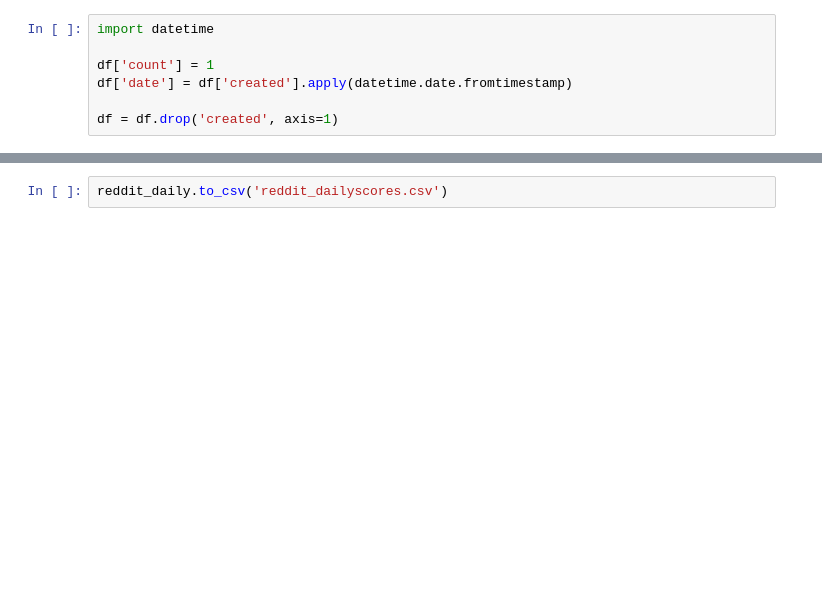
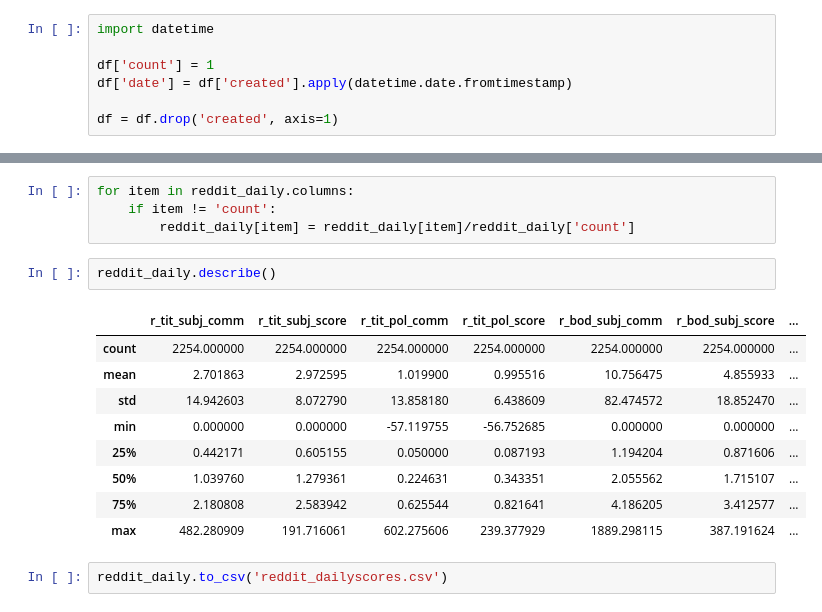
Before and after one commit to cocoluk/AMLI_FinalProject, a Jupyter notebook: aggregate_reddit_daily.ipynb, the cells around one changed output, grey strips where cells are left out. Saved outputs shown, nothing was run; the diff lists cells and outputs as text; blank space fills up the shorter version.

```diff
--- a/aggregate_reddit_daily.ipynb
+++ b/aggregate_reddit_daily.ipynb
@@ -67,2 +76,18 @@ reddit_daily
+# %%
+for item in reddit_daily.columns:
+    if item != 'count':
+        reddit_daily[item] = reddit_daily[item]/reddit_daily['count']
+# %%
+reddit_daily.describe()
+# %% [output]
+|  | r_tit_subj_comm | r_tit_subj_score | r_tit_pol_comm | r_tit_pol_score | r_bod_subj_comm | r_bod_subj_score | ... |
+| count | 2254.000000 | 2254.000000 | 2254.000000 | 2254.000000 | 2254.000000 | 2254.000000 | ... |
+| mean | 2.701863 | 2.972595 | 1.019900 | 0.995516 | 10.756475 | 4.855933 | ... |
+| std | 14.942603 | 8.072790 | 13.858180 | 6.438609 | 82.474572 | 18.852470 | ... |
+| min | 0.000000 | 0.000000 | -57.119755 | -56.752685 | 0.000000 | 0.000000 | ... |
+| 25% | 0.442171 | 0.605155 | 0.050000 | 0.087193 | 1.194204 | 0.871606 | ... |
+| 50% | 1.039760 | 1.279361 | 0.224631 | 0.343351 | 2.055562 | 1.715107 | ... |
+| 75% | 2.180808 | 2.583942 | 0.625544 | 0.821641 | 4.186205 | 3.412577 | ... |
+| max | 482.280909 | 191.716061 | 602.275606 | 239.377929 | 1889.298115 | 387.191624 | ... |
 # %%
 reddit_daily.to_csv('reddit_dailyscores.csv')
```
Also changed, not shown: parts of 5 cells of this notebook.
